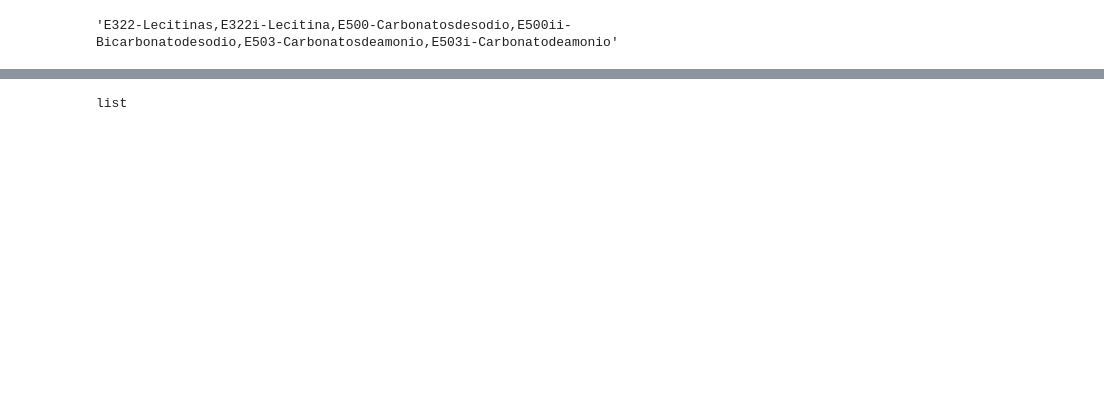
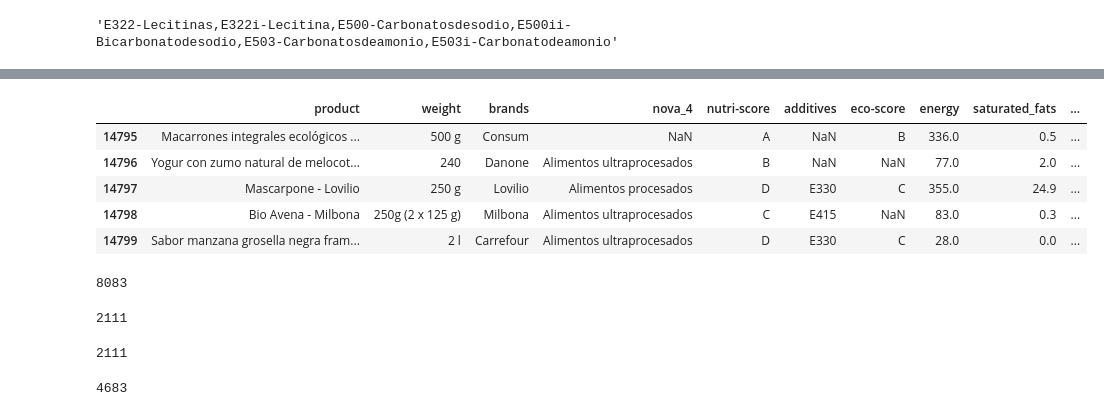
Before and after one commit to DavidNPastrana/food_advisor, a Jupyter notebook: Data_treatment_1.ipynb, the cells around one changed output, grey strips where cells are left out. Drawn from its saved outputs; the diff is of its cells as text; code cells hidden in the pictures; blank space fills up the shorter version.

Commit message:
products data cleaned

```diff
--- a/Test_selenium.ipynb
+++ b/Data_treatment_1.ipynb
@@ -403,7 +426,32 @@ food.head()
 | 2 | Coca-Cola | 330 mL | Coca cola | Alimentos ultraprocesados | E | [E150d, E338] | NaN | 42.0 | 0.0 | ... |
 | 4 | Coca-Cola zero | 330 ml | Coca-Cola | Alimentos ultraprocesados | B | [E150d, E331, E338, E950, E951] | NaN | 0.0 | 0.0 | ... |
 | 5 | Ferrero- Nutella Biscuits Reseala... | 304 g | Nutella, Ferrero | NaN | E | [] | C | 515.0 | 11.5 | ... |
-# %%
-type(food["additives"][0])
-# %% [output]
-list
+# %%
+# Delete lists from "additives" column values and leave only the additives, or null values if the list is empty.
+
+food['additives'] = food['additives'].apply(lambda x: ','.join(x) if isinstance(x, list) and x else np.nan if x == [] else x)
+
+food.tail()
+# %% [output]
+|  | product | weight | brands | nova_4 | nutri-score | additives | eco-score | energy | saturated_fats | ... |
+| 14795 | Macarrones integrales ecológicos ... | 500 g | Consum | NaN | A | NaN | B | 336.0 | 0.5 | ... |
+| 14796 | Yogur con zumo natural de melocot... | 240 | Danone | Alimentos ultraprocesados | B | NaN | NaN | 77.0 | 2.0 | ... |
+| 14797 | Mascarpone - Lovilio | 250 g | Lovilio | Alimentos procesados | D | E330 | C | 355.0 | 24.9 | ... |
+| 14798 | Bio Avena - Milbona | 250g (2 x 125 g) | Milbona | Alimentos ultraprocesados | C | E415 | NaN | 83.0 | 0.3 | ... |
+| 14799 | Sabor manzana grosella negra fram... | 2 l | Carrefour | Alimentos ultraprocesados | D | E330 | C | 28.0 | 0.0 | ... |
+# %%
+food["additives"].isnull().sum()
+# %% [output]
+8083
+# %%
+food["nutri-score"].isnull().sum()
+# %% [output]
+2111
+# %%
+food["nutri-score"].isnull().sum()
+# %% [output]
+2111
+# %%
+food["nova_4"].isnull().sum()
+# %% [output]
+4683
```
Also changed, not shown: parts of 22 cells of this notebook, 5 other files.
